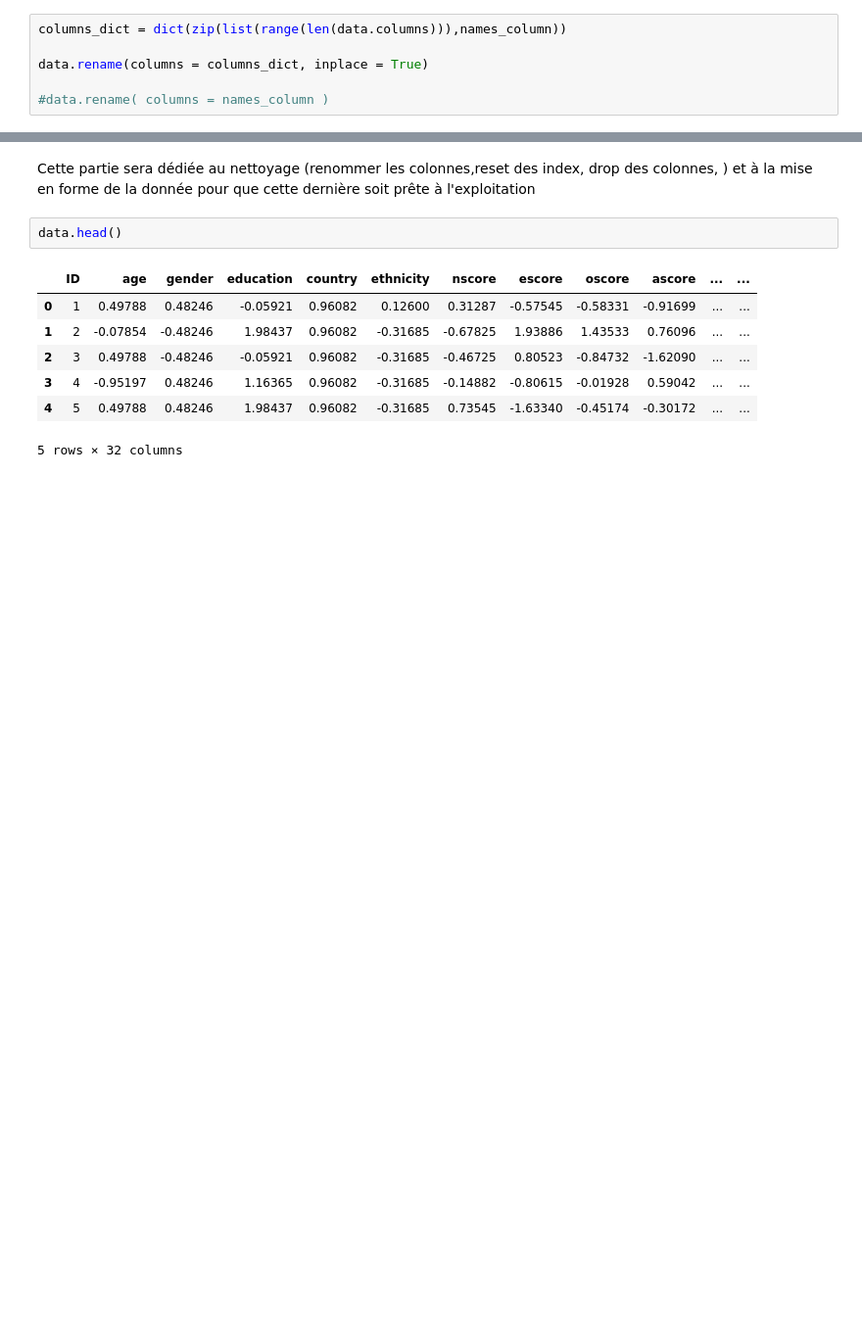
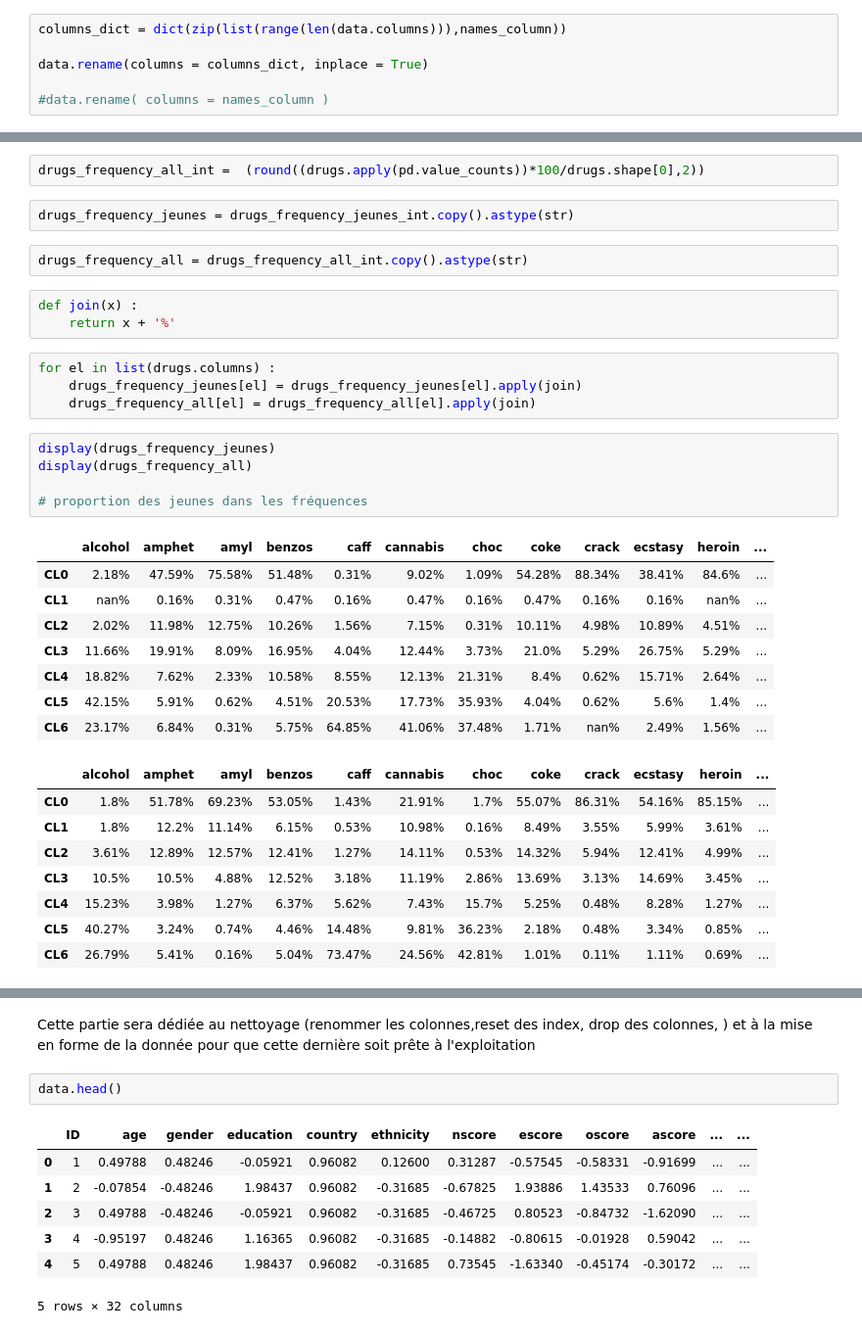
Before and after one commit to RayaneBDJ/Data-Analysis, a Jupyter notebook: FinalTP.ipynb, the cells around one changed output, grey strips where cells are left out. Shown at 98% size. Drawn from its saved outputs; the diff is of its cells as text; blank space fills up the shorter version.

```diff
--- a/FinalTP.ipynb
+++ b/FinalTP.ipynb
@@ -159,0 +382,35 @@ data.describe
+# %%
+drugs_frequency_all_int =  (round((drugs.apply(pd.value_counts))*100/drugs.shape[0],2))
+# %%
+drugs_frequency_jeunes = drugs_frequency_jeunes_int.copy().astype(str)
+# %%
+drugs_frequency_all = drugs_frequency_all_int.copy().astype(str)
+# %%
+def join(x) :
+    return x + '%'
+# %%
+for el in list(drugs.columns) :
+    drugs_frequency_jeunes[el] = drugs_frequency_jeunes[el].apply(join)
+    drugs_frequency_all[el] = drugs_frequency_all[el].apply(join)
+# %%
+display(drugs_frequency_jeunes)
+display(drugs_frequency_all)
+
+# proportion des jeunes dans les fréquences
+# %% [output]
+|  | alcohol | amphet | amyl | benzos | caff | cannabis | choc | coke | crack | ecstasy | heroin | ... |
+| CL0 | 2.18% | 47.59% | 75.58% | 51.48% | 0.31% | 9.02% | 1.09% | 54.28% | 88.34% | 38.41% | 84.6% | ... |
+| CL1 | nan% | 0.16% | 0.31% | 0.47% | 0.16% | 0.47% | 0.16% | 0.47% | 0.16% | 0.16% | nan% | ... |
+| CL2 | 2.02% | 11.98% | 12.75% | 10.26% | 1.56% | 7.15% | 0.31% | 10.11% | 4.98% | 10.89% | 4.51% | ... |
+| CL3 | 11.66% | 19.91% | 8.09% | 16.95% | 4.04% | 12.44% | 3.73% | 21.0% | 5.29% | 26.75% | 5.29% | ... |
+| CL4 | 18.82% | 7.62% | 2.33% | 10.58% | 8.55% | 12.13% | 21.31% | 8.4% | 0.62% | 15.71% | 2.64% | ... |
+| CL5 | 42.15% | 5.91% | 0.62% | 4.51% | 20.53% | 17.73% | 35.93% | 4.04% | 0.62% | 5.6% | 1.4% | ... |
+| CL6 | 23.17% | 6.84% | 0.31% | 5.75% | 64.85% | 41.06% | 37.48% | 1.71% | nan% | 2.49% | 1.56% | ... |
+|  | alcohol | amphet | amyl | benzos | caff | cannabis | choc | coke | crack | ecstasy | heroin | ... |
+| CL0 | 1.8% | 51.78% | 69.23% | 53.05% | 1.43% | 21.91% | 1.7% | 55.07% | 86.31% | 54.16% | 85.15% | ... |
+| CL1 | 1.8% | 12.2% | 11.14% | 6.15% | 0.53% | 10.98% | 0.16% | 8.49% | 3.55% | 5.99% | 3.61% | ... |
+| CL2 | 3.61% | 12.89% | 12.57% | 12.41% | 1.27% | 14.11% | 0.53% | 14.32% | 5.94% | 12.41% | 4.99% | ... |
+| CL3 | 10.5% | 10.5% | 4.88% | 12.52% | 3.18% | 11.19% | 2.86% | 13.69% | 3.13% | 14.69% | 3.45% | ... |
+| CL4 | 15.23% | 3.98% | 1.27% | 6.37% | 5.62% | 7.43% | 15.7% | 5.25% | 0.48% | 8.28% | 1.27% | ... |
+| CL5 | 40.27% | 3.24% | 0.74% | 4.46% | 14.48% | 9.81% | 36.23% | 2.18% | 0.48% | 3.34% | 0.85% | ... |
+| CL6 | 26.79% | 5.41% | 0.16% | 5.04% | 73.47% | 24.56% | 42.81% | 1.01% | 0.11% | 1.11% | 0.69% | ... |
```
Also changed, not shown: parts of 113 cells of this notebook, 2 other files.
